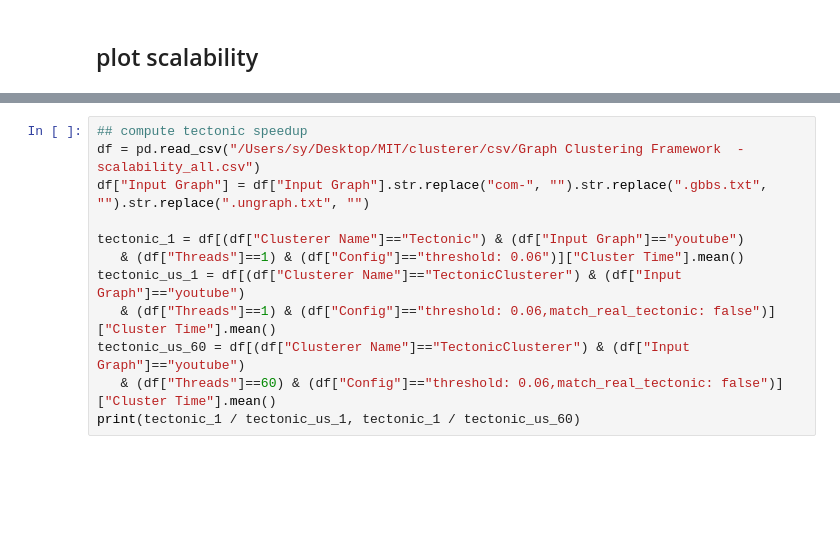
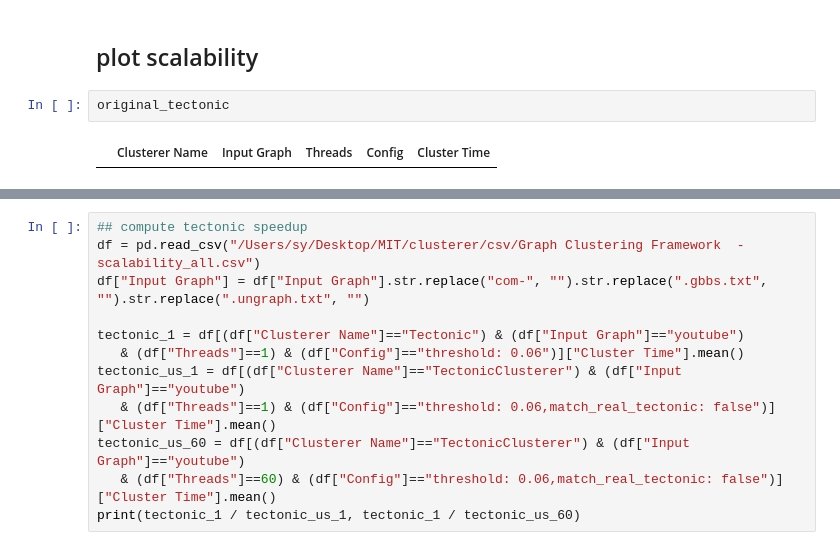
Before and after one commit to ParAlg/ParClusterers, a Jupyter notebook: plotting/Plot_running_time-final.ipynb, the cells around one changed output, grey strips where cells are left out. Cells and saved outputs as stored; diff of their text form; blank space fills up the shorter version.

```diff
--- a/plotting/Plot_running_time-final.ipynb
+++ b/plotting/Plot_running_time-final.ipynb
@@ -65,6 +65,10 @@ def plot_data(df, ax, color_dict=None):
     ax.legend(loc='upper left', ncol=1, bbox_to_anchor=(1, 0.8), frameon=False, fontsize=fontsize-5)
 # %% [markdown]
 ## plot scalability
+# %%
+original_tectonic
+# %% [output]
+|  | Clusterer Name | Input Graph | Threads | Config | Cluster Time |
 # %%
 df = pd.read_csv("/Users/sy/Desktop/MIT/clusterer/csv/Graph Clustering Framework  - scalability_all.csv")
 df["Input Graph"] = df["Input Graph"].str.replace("com-", "").str.replace(".gbbs.txt", "").str.replace(".ungraph.txt", "")
```
Also changed, not shown: parts of 7 cells of this notebook, 1 other file.
